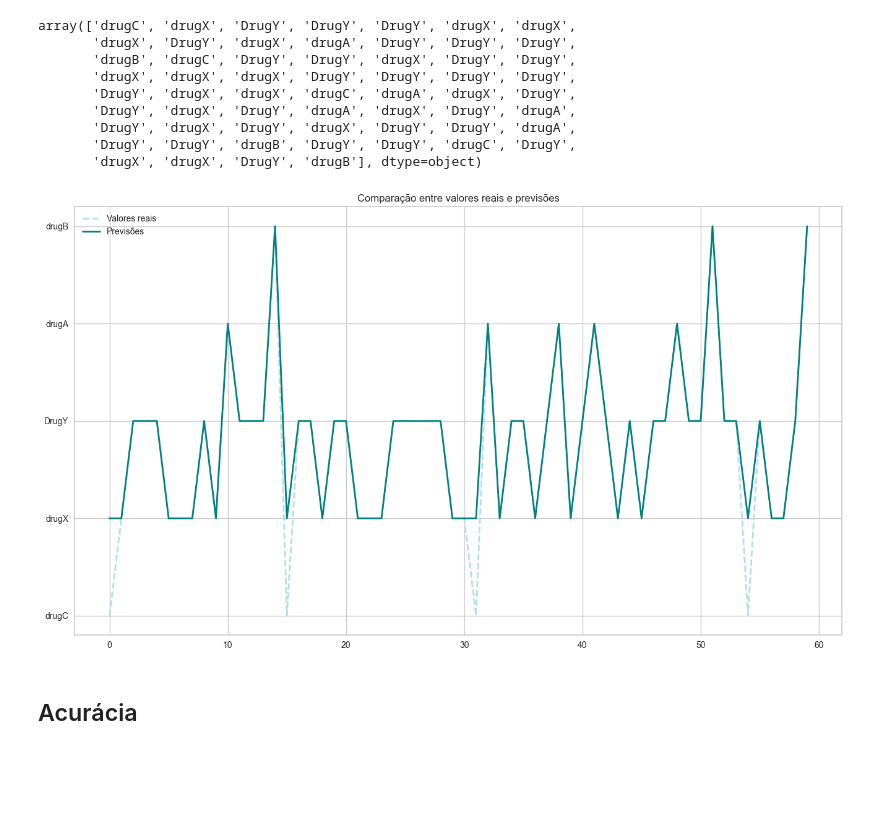
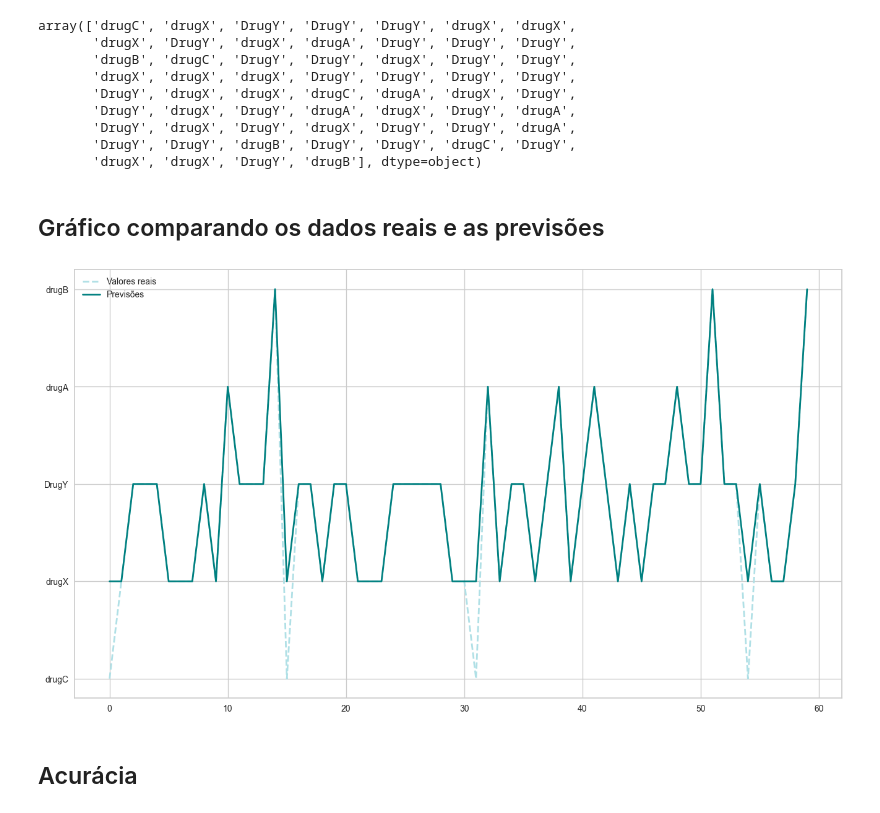
Before and after one commit to jheni1e/IA-Machine-Learning, a Jupyter notebook: 08. Drugs Classification.ipynb, the cells around one changed output. Drawn from its saved outputs; the diff is of its cells as text; code cells hidden in the pictures; blank space fills up the shorter version.

```diff
--- a/08. Drugs Classification.ipynb
+++ b/08. Drugs Classification.ipynb
@@ -288,17 +300,18 @@ array(['drugC', 'drugX', 'DrugY', 'DrugY', 'DrugY', 'drugX', 'drugX',
        'DrugY', 'drugX', 'DrugY', 'drugX', 'DrugY', 'DrugY', 'drugA',
        'DrugY', 'DrugY', 'drugB', 'DrugY', 'DrugY', 'drugC', 'DrugY',
        'drugX', 'drugX', 'DrugY', 'drugB'], dtype=object)
+# %% [markdown]
+## Gráfico comparando os dados reais e as previsões
 # %%
 plt.figure(figsize=(16,9))
 plt.plot(np.array(y_drugs_test), label="Valores reais", linestyle='--', linewidth=2, color='powderblue')
 plt.plot(predictions, label="Previsões", linewidth=2, color='teal')
 
-plt.title("Comparação entre valores reais e previsões")
 plt.legend()
 plt.grid(True)
 plt.show()
 # %% [output]
-[figure, old version]
+[figure, new version]
 # %% [markdown]
 ## Acurácia
 # %%
```
Also changed, not shown: parts of 13 cells of this notebook.
